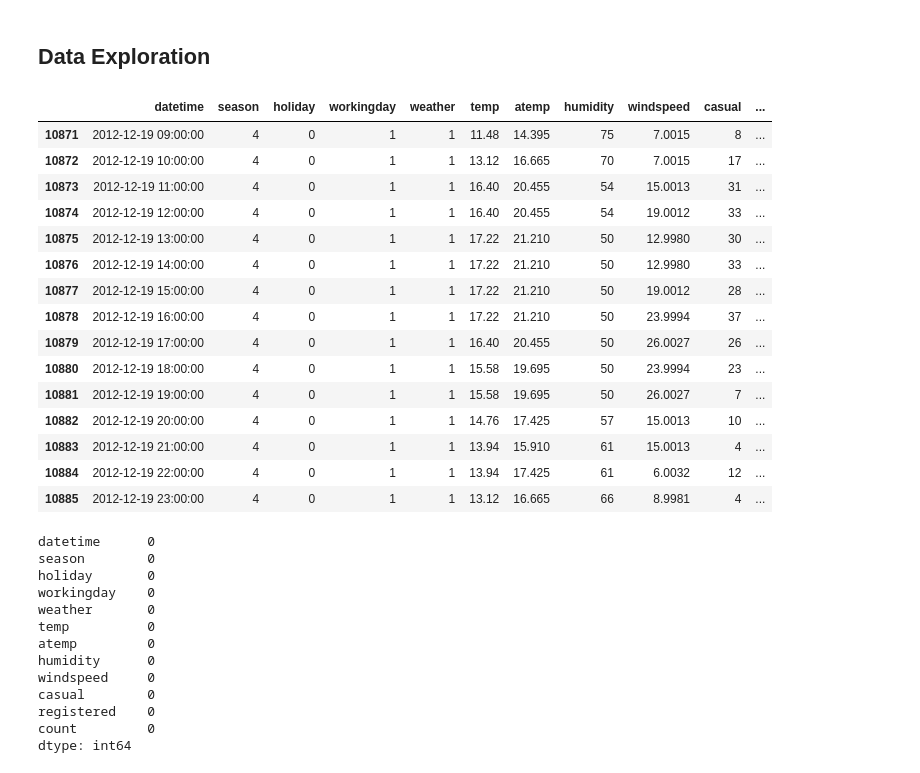
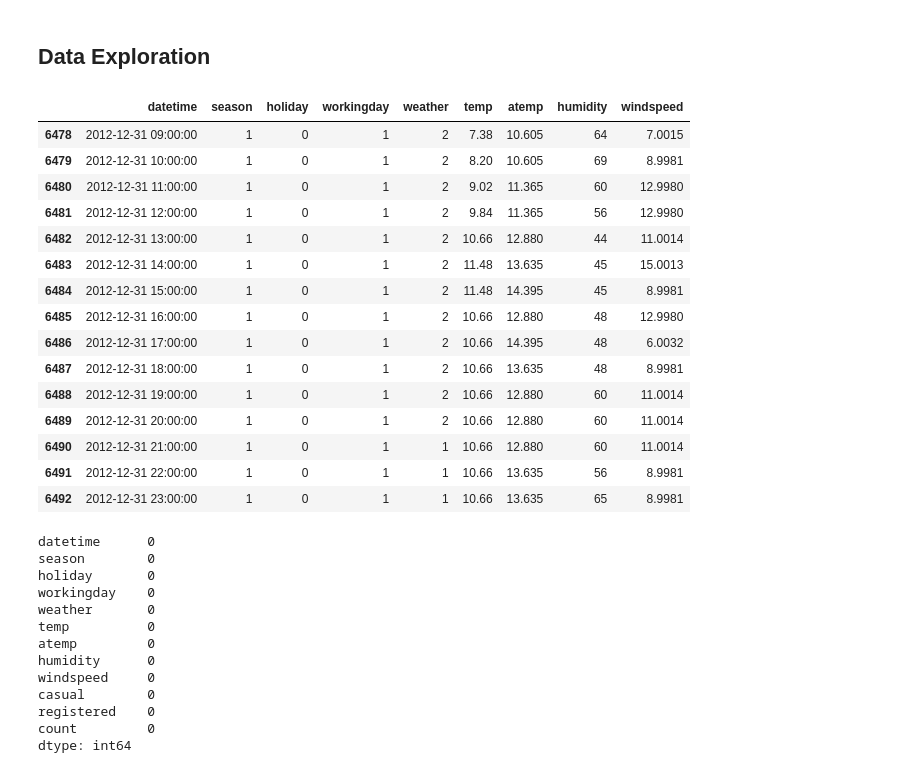
Before and after one commit to Tonny-Francis/Python, a Jupyter notebook: Trabalhos/Machine-Learning/Cópia-vini.ipynb, the cells around one changed output. Saved outputs shown, nothing was run; the diff lists cells and outputs as text; code cells hidden in the pictures.

```diff
--- a/Trabalhos/Machine-Learning/Cópia-vini.ipynb
+++ b/Trabalhos/Machine-Learning/Cópia-vini.ipynb
@@ -26,24 +26,24 @@ teste = pd.read_csv('test.csv')
 ## Data Exploration
 # %%
 #Vendo as 15 primeiras linhas do Df treino
-treino.tail(15)
+teste.tail(15)
 # %% [output]
-|  | datetime | season | holiday | workingday | weather | temp | atemp | humidity | windspeed | casual | ... |
-| 10871 | 2012-12-19 09:00:00 | 4 | 0 | 1 | 1 | 11.48 | 14.395 | 75 | 7.0015 | 8 | ... |
-| 10872 | 2012-12-19 10:00:00 | 4 | 0 | 1 | 1 | 13.12 | 16.665 | 70 | 7.0015 | 17 | ... |
-| 10873 | 2012-12-19 11:00:00 | 4 | 0 | 1 | 1 | 16.40 | 20.455 | 54 | 15.0013 | 31 | ... |
-| 10874 | 2012-12-19 12:00:00 | 4 | 0 | 1 | 1 | 16.40 | 20.455 | 54 | 19.0012 | 33 | ... |
-| 10875 | 2012-12-19 13:00:00 | 4 | 0 | 1 | 1 | 17.22 | 21.210 | 50 | 12.9980 | 30 | ... |
-| 10876 | 2012-12-19 14:00:00 | 4 | 0 | 1 | 1 | 17.22 | 21.210 | 50 | 12.9980 | 33 | ... |
-| 10877 | 2012-12-19 15:00:00 | 4 | 0 | 1 | 1 | 17.22 | 21.210 | 50 | 19.0012 | 28 | ... |
-| 10878 | 2012-12-19 16:00:00 | 4 | 0 | 1 | 1 | 17.22 | 21.210 | 50 | 23.9994 | 37 | ... |
-| 10879 | 2012-12-19 17:00:00 | 4 | 0 | 1 | 1 | 16.40 | 20.455 | 50 | 26.0027 | 26 | ... |
-| 10880 | 2012-12-19 18:00:00 | 4 | 0 | 1 | 1 | 15.58 | 19.695 | 50 | 23.9994 | 23 | ... |
-| 10881 | 2012-12-19 19:00:00 | 4 | 0 | 1 | 1 | 15.58 | 19.695 | 50 | 26.0027 | 7 | ... |
-| 10882 | 2012-12-19 20:00:00 | 4 | 0 | 1 | 1 | 14.76 | 17.425 | 57 | 15.0013 | 10 | ... |
-| 10883 | 2012-12-19 21:00:00 | 4 | 0 | 1 | 1 | 13.94 | 15.910 | 61 | 15.0013 | 4 | ... |
-| 10884 | 2012-12-19 22:00:00 | 4 | 0 | 1 | 1 | 13.94 | 17.425 | 61 | 6.0032 | 12 | ... |
-| 10885 | 2012-12-19 23:00:00 | 4 | 0 | 1 | 1 | 13.12 | 16.665 | 66 | 8.9981 | 4 | ... |
+|  | datetime | season | holiday | workingday | weather | temp | atemp | humidity | windspeed |
+| 6478 | 2012-12-31 09:00:00 | 1 | 0 | 1 | 2 | 7.38 | 10.605 | 64 | 7.0015 |
+| 6479 | 2012-12-31 10:00:00 | 1 | 0 | 1 | 2 | 8.20 | 10.605 | 69 | 8.9981 |
+| 6480 | 2012-12-31 11:00:00 | 1 | 0 | 1 | 2 | 9.02 | 11.365 | 60 | 12.9980 |
+| 6481 | 2012-12-31 12:00:00 | 1 | 0 | 1 | 2 | 9.84 | 11.365 | 56 | 12.9980 |
+| 6482 | 2012-12-31 13:00:00 | 1 | 0 | 1 | 2 | 10.66 | 12.880 | 44 | 11.0014 |
+| 6483 | 2012-12-31 14:00:00 | 1 | 0 | 1 | 2 | 11.48 | 13.635 | 45 | 15.0013 |
+| 6484 | 2012-12-31 15:00:00 | 1 | 0 | 1 | 2 | 11.48 | 14.395 | 45 | 8.9981 |
+| 6485 | 2012-12-31 16:00:00 | 1 | 0 | 1 | 2 | 10.66 | 12.880 | 48 | 12.9980 |
+| 6486 | 2012-12-31 17:00:00 | 1 | 0 | 1 | 2 | 10.66 | 14.395 | 48 | 6.0032 |
+| 6487 | 2012-12-31 18:00:00 | 1 | 0 | 1 | 2 | 10.66 | 13.635 | 48 | 8.9981 |
+| 6488 | 2012-12-31 19:00:00 | 1 | 0 | 1 | 2 | 10.66 | 12.880 | 60 | 11.0014 |
+| 6489 | 2012-12-31 20:00:00 | 1 | 0 | 1 | 2 | 10.66 | 12.880 | 60 | 11.0014 |
+| 6490 | 2012-12-31 21:00:00 | 1 | 0 | 1 | 1 | 10.66 | 12.880 | 60 | 11.0014 |
+| 6491 | 2012-12-31 22:00:00 | 1 | 0 | 1 | 1 | 10.66 | 13.635 | 56 | 8.9981 |
+| 6492 | 2012-12-31 23:00:00 | 1 | 0 | 1 | 1 | 10.66 | 13.635 | 65 | 8.9981 |
 # %%
 #Vendo se algum dado é nulo
 treino.isnull().sum()
```
Also changed, not shown: parts of 23 cells of this notebook.
